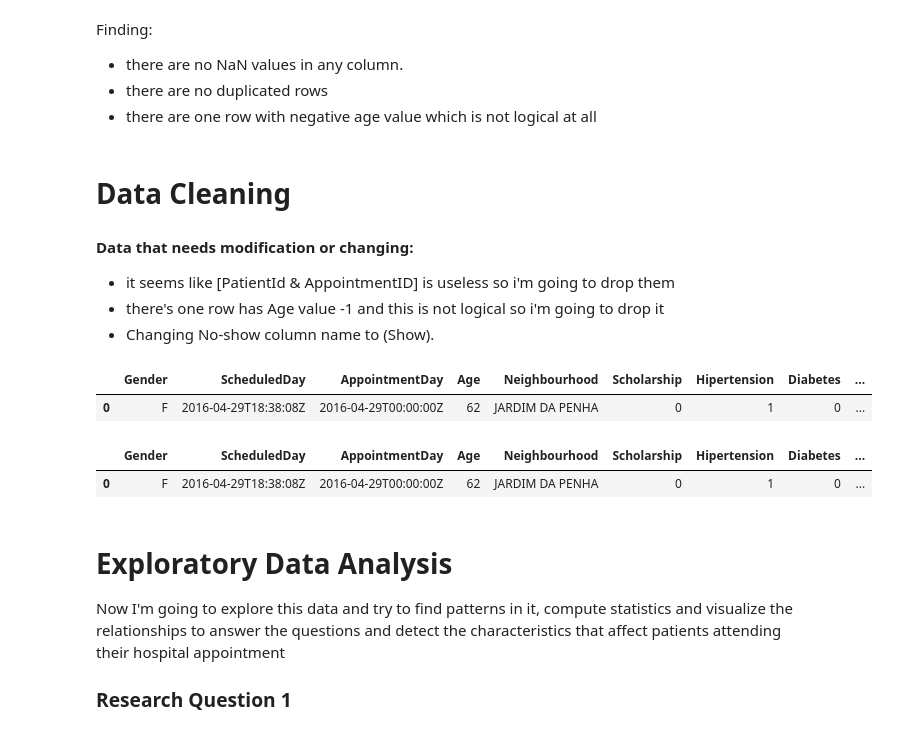
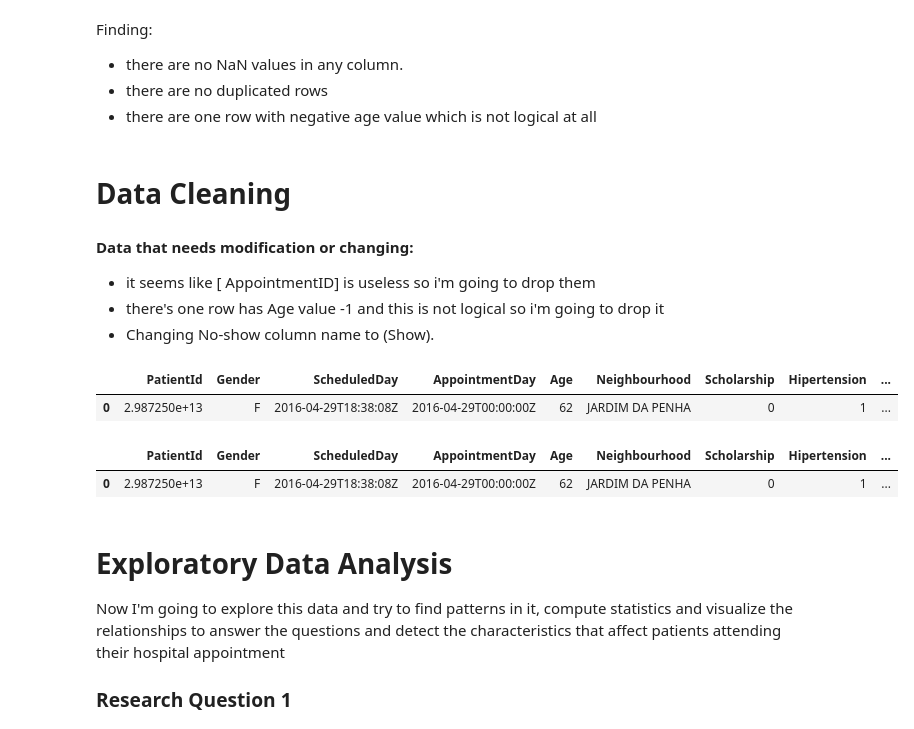
Before and after one commit to nadaAlruwaythi/Medical-Appointment-No-Shows, a Jupyter notebook: Investigate_a_Dataset.ipynb, the cells around one changed output. Saved outputs shown, nothing was run; the diff lists cells and outputs as text; code cells hidden in the pictures.

```diff
--- a/Investigate_a_Dataset.ipynb
+++ b/Investigate_a_Dataset.ipynb
@@ -265,23 +265,23 @@ Finding:
 # Data Cleaning
 #### Data that needs modification or changing:
 
-- it seems like [PatientId & AppointmentID] is useless so i'm going to drop them
+- it seems like [ AppointmentID] is useless so i'm going to drop them
 - there's one row has Age value -1 and this is not logical so i'm going to drop it
 - Changing No-show column name to (Show).
 # %%
-df.drop(columns=['PatientId','AppointmentID'],inplace=True)
+df.drop(columns=['AppointmentID'],inplace=True)
 df.head(1)
 # %% [output]
-|  | Gender | ScheduledDay | AppointmentDay | Age | Neighbourhood | Scholarship | Hipertension | Diabetes | ... |
-| 0 | F | 2016-04-29T18:38:08Z | 2016-04-29T00:00:00Z | 62 | JARDIM DA PENHA | 0 | 1 | 0 | ... |
+|  | PatientId | Gender | ScheduledDay | AppointmentDay | Age | Neighbourhood | Scholarship | Hipertension | ... |
+| 0 | 2.987250e+13 | F | 2016-04-29T18:38:08Z | 2016-04-29T00:00:00Z | 62 | JARDIM DA PENHA | 0 | 1 | ... |
 # %%
 df.drop(neg.index,inplace=True)
 # %%
 df.rename(columns={'No-show':'Show'},inplace=True)
 df.head(1)
 # %% [output]
-|  | Gender | ScheduledDay | AppointmentDay | Age | Neighbourhood | Scholarship | Hipertension | Diabetes | ... |
-| 0 | F | 2016-04-29T18:38:08Z | 2016-04-29T00:00:00Z | 62 | JARDIM DA PENHA | 0 | 1 | 0 | ... |
+|  | PatientId | Gender | ScheduledDay | AppointmentDay | Age | Neighbourhood | Scholarship | Hipertension | ... |
+| 0 | 2.987250e+13 | F | 2016-04-29T18:38:08Z | 2016-04-29T00:00:00Z | 62 | JARDIM DA PENHA | 0 | 1 | ... |
 # %% [markdown]
 # Exploratory Data Analysis
 Now I'm going to explore this data and try to find patterns in it, compute statistics and visualize the relationships to answer the questions and detect the characteristics that affect patients attending their hospital appointment
```
Also changed, not shown: parts of 7 cells of this notebook.
